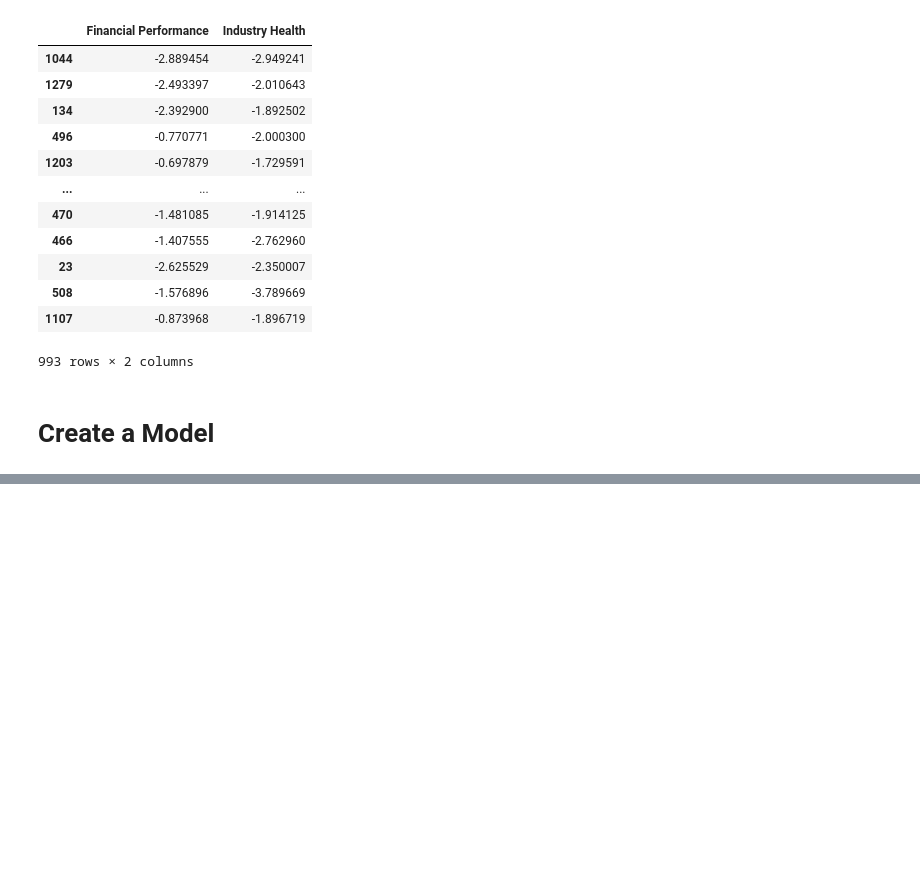
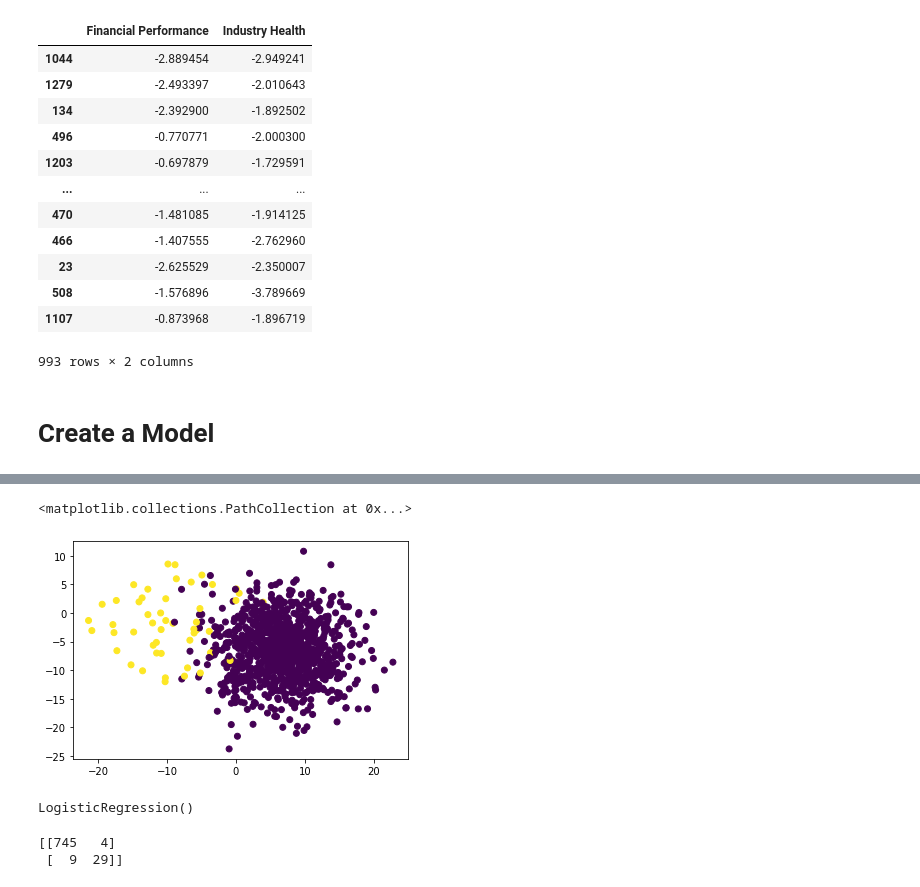
Before and after one commit to carlosmpr/fintech, a Jupyter notebook: module12/SupervisedLearning.ipynb, the cells around one changed output, grey strips where cells are left out. Cells and saved outputs as stored; diff of their text form; code cells hidden in the pictures; blank space fills up the shorter version.

Commit message:
Module 12 section 2 completed

```diff
--- a/module12/SupervisedLearning.ipynb
+++ b/module12/SupervisedLearning.ipynb
@@ -88,0 +196,5 @@ Fit: Train the Model
+# %%
+df = pd.read_csv(
+    ("./fraud_transactions.csv")
+)
+df.head()
@@ -88,0 +208,12 @@ Fit: Train the Model
+# %%
+plt.scatter(
+    # One feature on the x-axis
+    x=df['GEO_Score'],
+    # Another feature on the y-axis
+    y=df['PROD_Score'],
+    # And, the y variable displayed as the color
+    c=df['y']
+)
+# %% [output]
+<matplotlib.collections.PathCollection at 0x...>
+[figure, added]
@@ -88,0 +225,11 @@ Fit: Train the Model
+# %%
+# Split into testing and training sets
+X_train, X_test, y_train, y_test = train_test_split(X, y)
+
+# Train the logistic regression classifier
+logistic_regression_model = LogisticRegression()
+
+# Then fit it
+logistic_regression_model.fit(X_train, y_train)
+# %% [output]
+LogisticRegression()
@@ -88,0 +242,10 @@ Fit: Train the Model
+# %%
+#Import the module
+from sklearn.metrics import confusion_matrix
+
+#Print the confusion matrix
+training_matrix = confusion_matrix(y_train, training_predictions)
+print(training_matrix)
+# %% [output]
+[[745   4]
+ [  9  29]]
```
Also changed, not shown: parts of 14 cells of this notebook, 3 other files.
